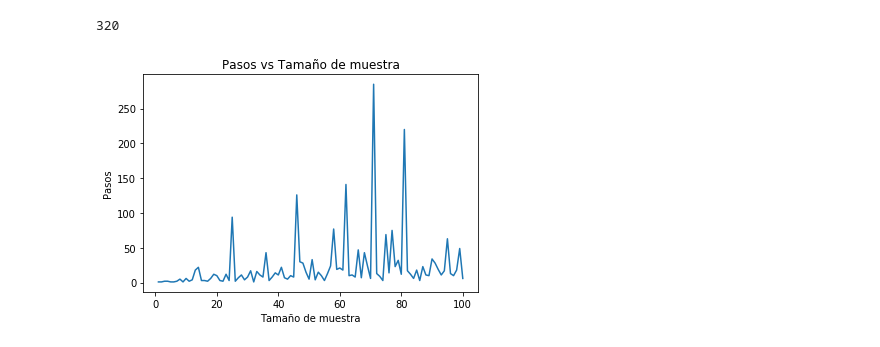
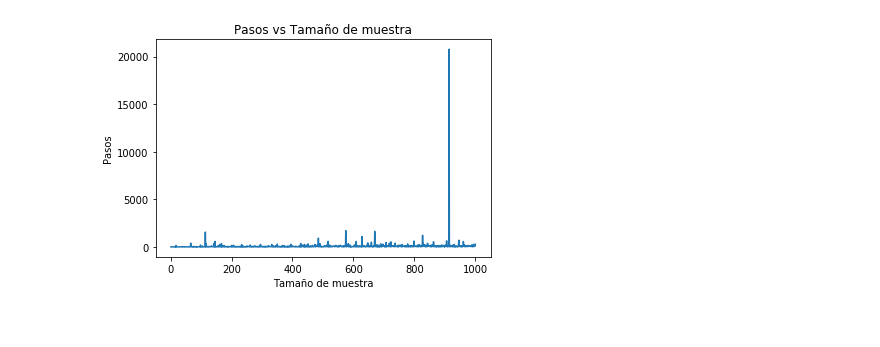
Before and after one commit to EstuarDiaz/MachineLearning, a Jupyter notebook: Perceptron.ipynb, the cells around one changed output. Cells and saved outputs as stored; diff of their text form; code cells hidden in the pictures.

Commit message:
Perceptron

```diff
--- a/Perceptron.ipynb
+++ b/Perceptron.ipynb
@@ -38,24 +58,24 @@ w = np.array([-1,1,1])
 # %%
 # Obtener una muestra
-m = 1000
+m = 100
 S = getSample(m,d,w)
 # %%
+# Obtener el perceptron, que es la hipotesis que funciona
 [h,pasos,registro] = getPerceptron(S,d)
-# %% [output]
-320
 # %%
+# Graficar los pasos necesarios para encontrar una hipotesis correcta
 x = []
 y = []
-for m in range(1,101):
+for m in range(1,1001):
     S = getSample(m,d,w)
     [h,pasos,registro] = getPerceptron(S,d)
     x.append(m)
     y.append(pasos)
 plt.plot(x, y)
 plt.title('Pasos vs Tamaño de muestra')
 plt.xlabel('Tamaño de muestra')
 plt.ylabel('Pasos')
 plt.show()
 # %% [output]
-[figure, old version]
+[figure, new version]
 # %%
```
Also changed, not shown: parts of 7 cells of this notebook.
